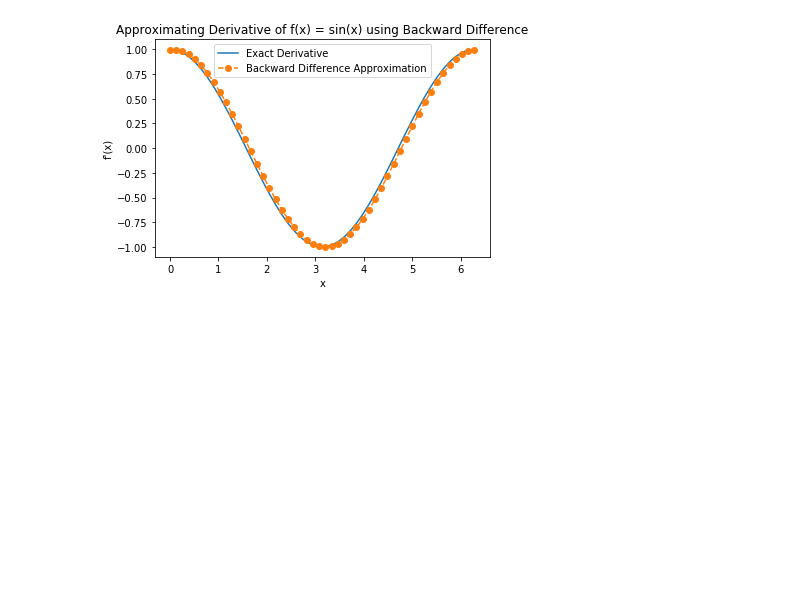
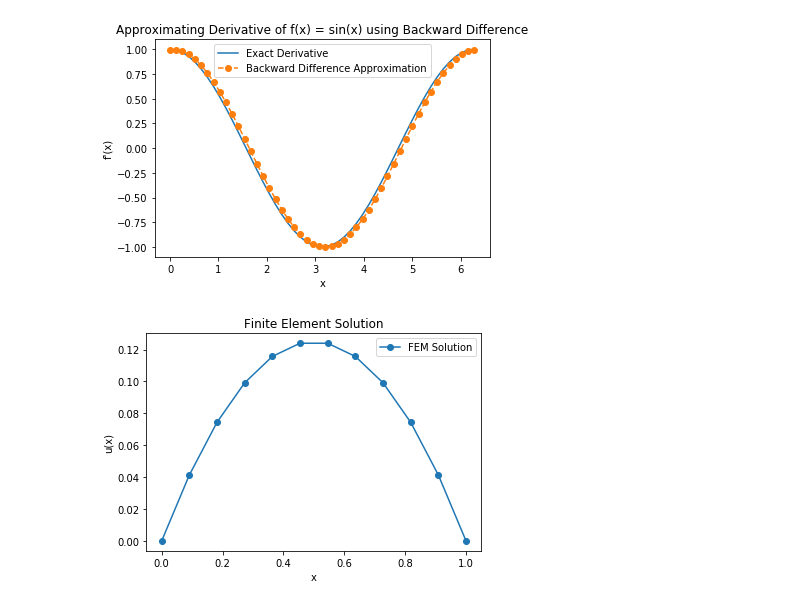
Before and after one commit to rithikabakshi/coe311k, a Jupyter notebook: classwork/sampleCode/discretization.ipynb, the cells around one changed output. Saved outputs shown, nothing was run; the diff lists cells and outputs as text; code cells hidden in the pictures; blank space fills up the shorter version.

```diff
--- a/classwork/sampleCode/discretization.ipynb
+++ b/classwork/sampleCode/discretization.ipynb
@@ -78,3 +78,36 @@ plt.legend()
 plt.show()
 # %% [output]
 [figure]
+# %%
+# finite element method
+
+from scipy.sparse import diags
+from scipy.sparse.linalg import spsolve
+# Problem setup
+L = 1 # Length of the domain
+N = 10 # Number of elements
+h = L / (N + 1) # Element size
+
+# Source term
+f = np.ones(N)
+
+# Assemble the system matrix
+diagonals = [[-2] * N, [1] * (N - 1), [1] * (N - 1)]
+A = diags(diagonals, [0, -1, 1]) / h**2
+
+# Solve for u in Au = -f
+u = spsolve(A, -f)
+
+# Add boundary values (Dirichlet condition u(0) = u(1) = 0)
+u = np.concatenate(([0], u, [0]))
+
+# Plot the solution
+x = np.linspace(0, L, N + 2)
+plt.plot(x, u, 'o-', label='FEM Solution')
+plt.xlabel('x')
+plt.ylabel('u(x)')
+plt.title('Finite Element Solution')
+plt.legend()
+plt.show()
+# %% [output]
+[figure, added]
```
Also changed, not shown: parts of 7 cells of this notebook, 1 other file.
